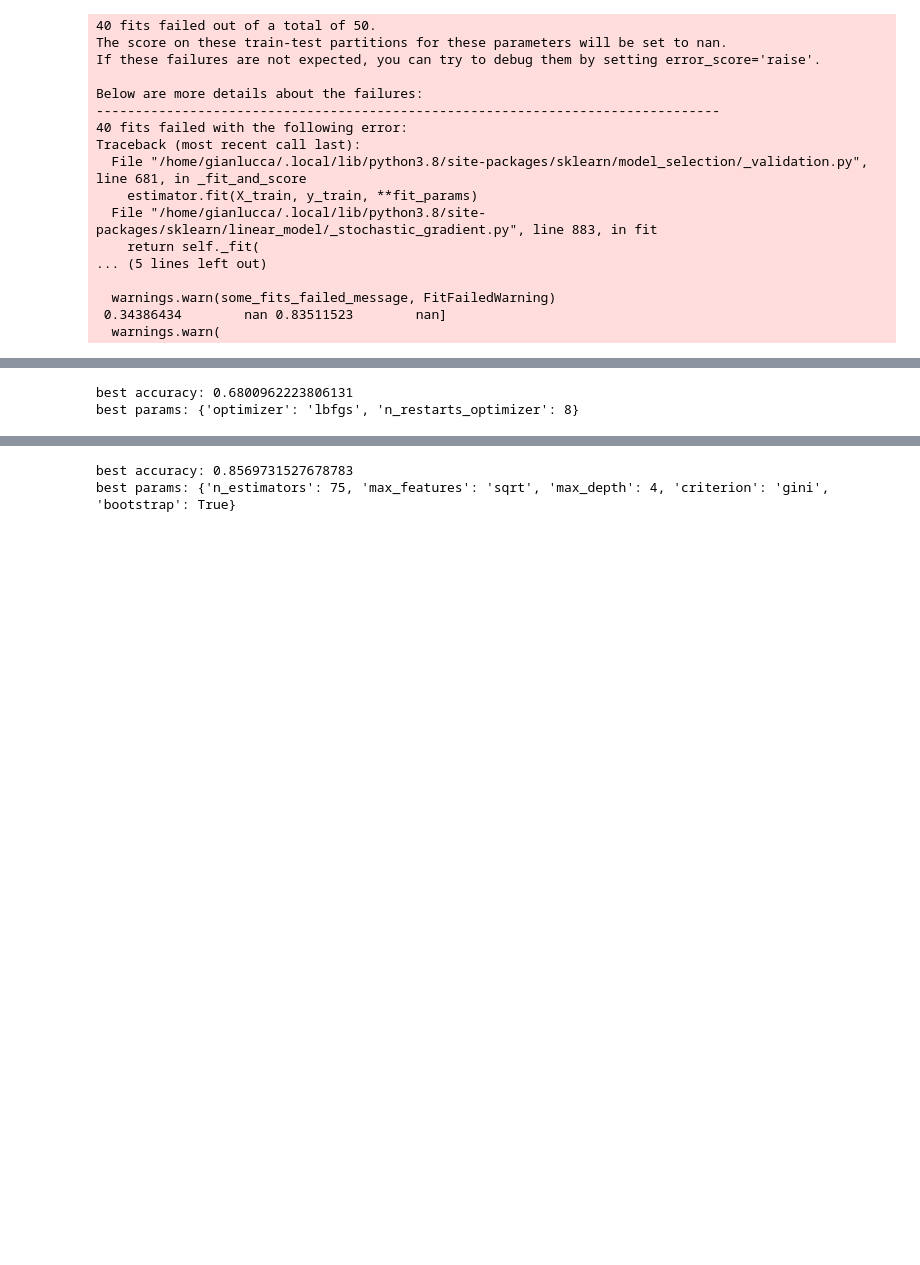
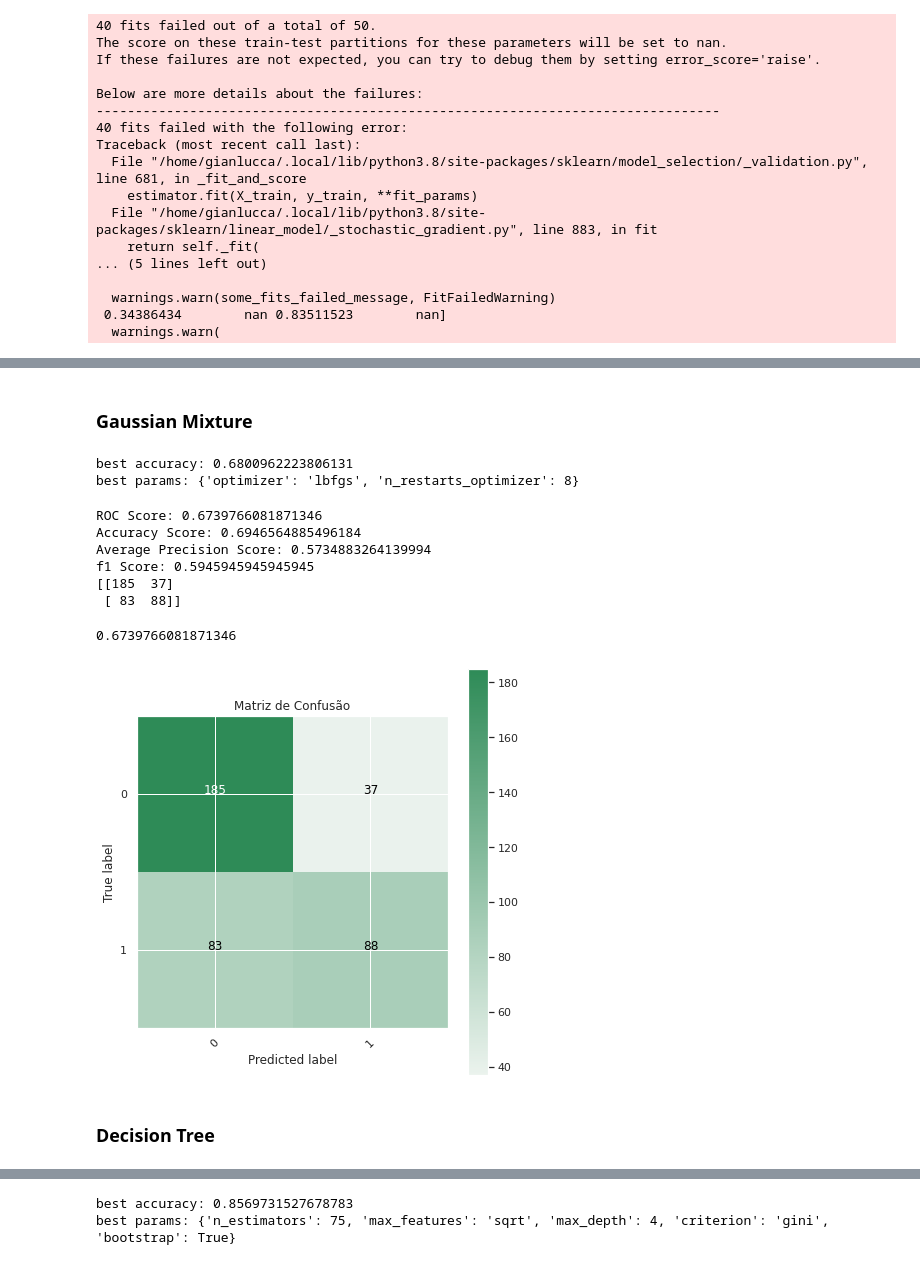
Before and after one commit to GDevigili/machine-learning-coursework, a Jupyter notebook: main.ipynb, the cells around one changed output, grey strips where cells are left out. Cells and saved outputs as stored; diff of their text form; code cells hidden in the pictures; blank space fills up the shorter version.

```diff
--- a/main.ipynb
+++ b/main.ipynb
@@ -726,3 +719,5 @@ f1 Score: 0.847953216374269
+# %% [markdown]
+### Gaussian Mixture
 # %%
 from sklearn.gaussian_process import GaussianProcessClassifier
 
@@ -738,3 +733,21 @@ print(f'best params: {choose_gaussian.best_params_}')
 # %% [output]
 best accuracy: 0.6800962223806131
 best params: {'optimizer': 'lbfgs', 'n_restarts_optimizer': 8}
+# %%
+best_gaussian = GaussianProcessClassifier(
+    optimizer=choose_gaussian.best_estimator_.optimizer,
+    n_restarts_optimizer=choose_gaussian.best_estimator_.n_restarts_optimizer,
+).fit(x_train, y_train)
+
+classifier_evaluation(best_gaussian, x_test, y_test)
+# %% [output]
+ROC Score: 0.6739766081871346
+Accuracy Score: 0.6946564885496184
+Average Precision Score: 0.5734883264139994
+f1 Score: 0.5945945945945945
+[[185  37]
+ [ 83  88]]
+0.6739766081871346
+[figure, added]
+# %% [markdown]
+### Decision Tree
```
Also changed, not shown: parts of 18 cells of this notebook.
